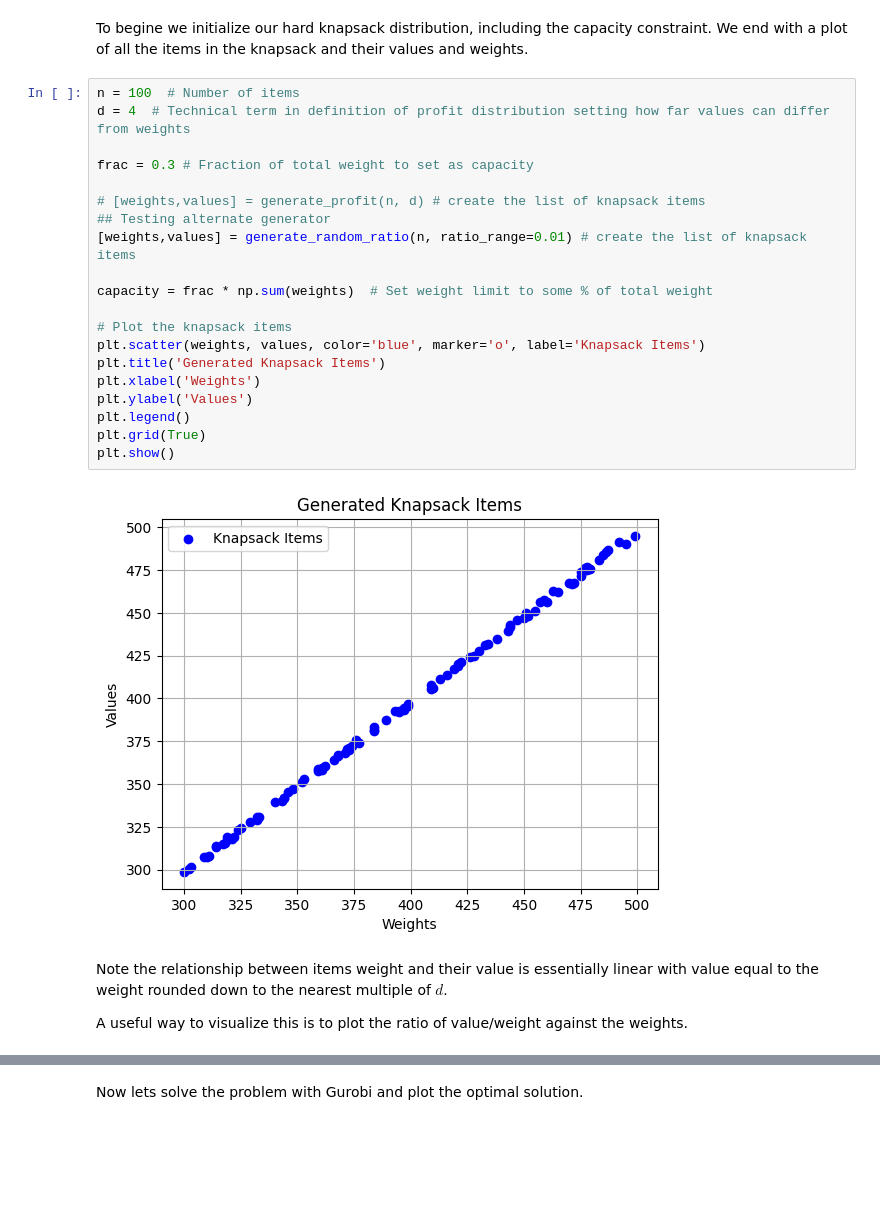
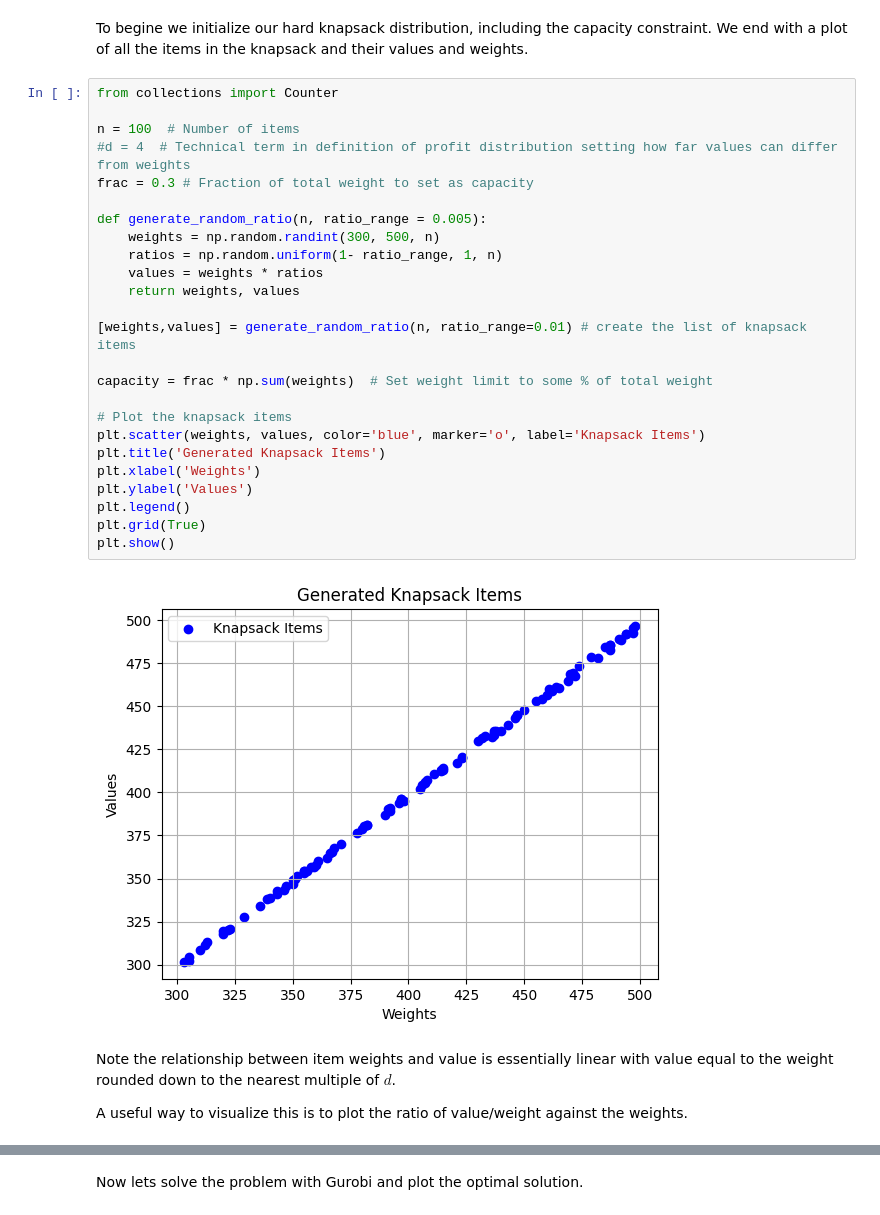
Before and after one commit to jhoule42/xQAOA_unit_commitment, a Jupyter notebook: demo.ipynb, the cells around one changed output, grey strips where cells are left out. Drawn from its saved outputs; the diff is of its cells as text; blank space fills up the shorter version.

```diff
--- a/demo.ipynb
+++ b/demo.ipynb
@@ -32,29 +19,34 @@ def generate_random_ratio(n, ratio_range = 0.005):
 # %% [markdown]
 To begine we initialize our hard knapsack distribution, including the capacity constraint. We end with a plot of all the items in the knapsack and their values and weights.
 # %%
+from collections import Counter
+
 n = 100  # Number of items
-d = 4  # Technical term in definition of profit distribution setting how far values can differ from weights
-
+#d = 4  # Technical term in definition of profit distribution setting how far values can differ from weights
 frac = 0.3 # Fraction of total weight to set as capacity
 
-# [weights,values] = generate_profit(n, d) # create the list of knapsack items
-## Testing alternate generator
+def generate_random_ratio(n, ratio_range = 0.005):
+    weights = np.random.randint(300, 500, n)
+    ratios = np.random.uniform(1- ratio_range, 1, n)
+    values = weights * ratios
+    return weights, values
+
 [weights,values] = generate_random_ratio(n, ratio_range=0.01) # create the list of knapsack items
 
 capacity = frac * np.sum(weights)  # Set weight limit to some % of total weight
 
 # Plot the knapsack items
 plt.scatter(weights, values, color='blue', marker='o', label='Knapsack Items')
 plt.title('Generated Knapsack Items')
 plt.xlabel('Weights')
 plt.ylabel('Values')
 plt.legend()
 plt.grid(True)
 plt.show()
 # %% [output]
-[figure, old version]
+[figure, new version]
 # %% [markdown]
-Note the relationship between items weight and their value is essentially linear with value equal to the weight rounded down to the nearest multiple of $d$.
+Note the relationship between item weights and value is essentially linear with value equal to the weight rounded down to the nearest multiple of $d$.
 
 A useful way to visualize this is to plot the ratio of value/weight against the weights.
 # %%
```
Also changed, not shown: parts of 50 cells of this notebook.
